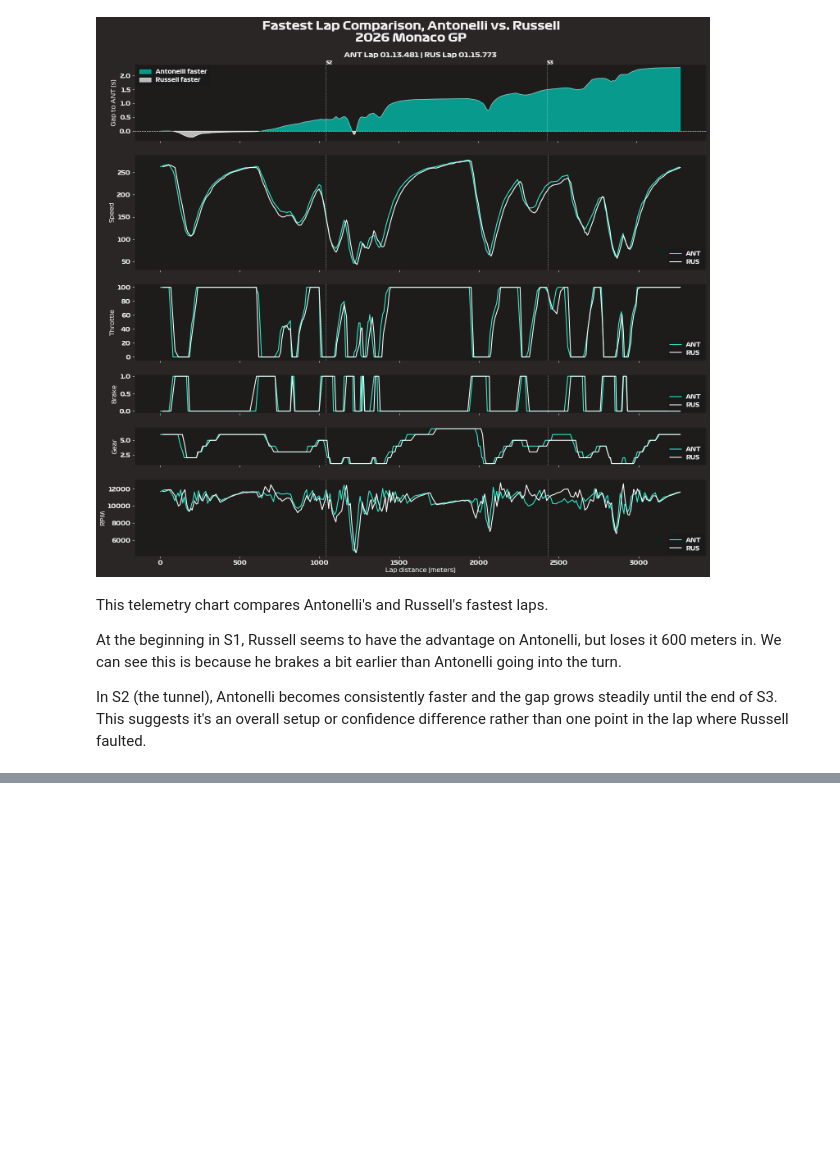
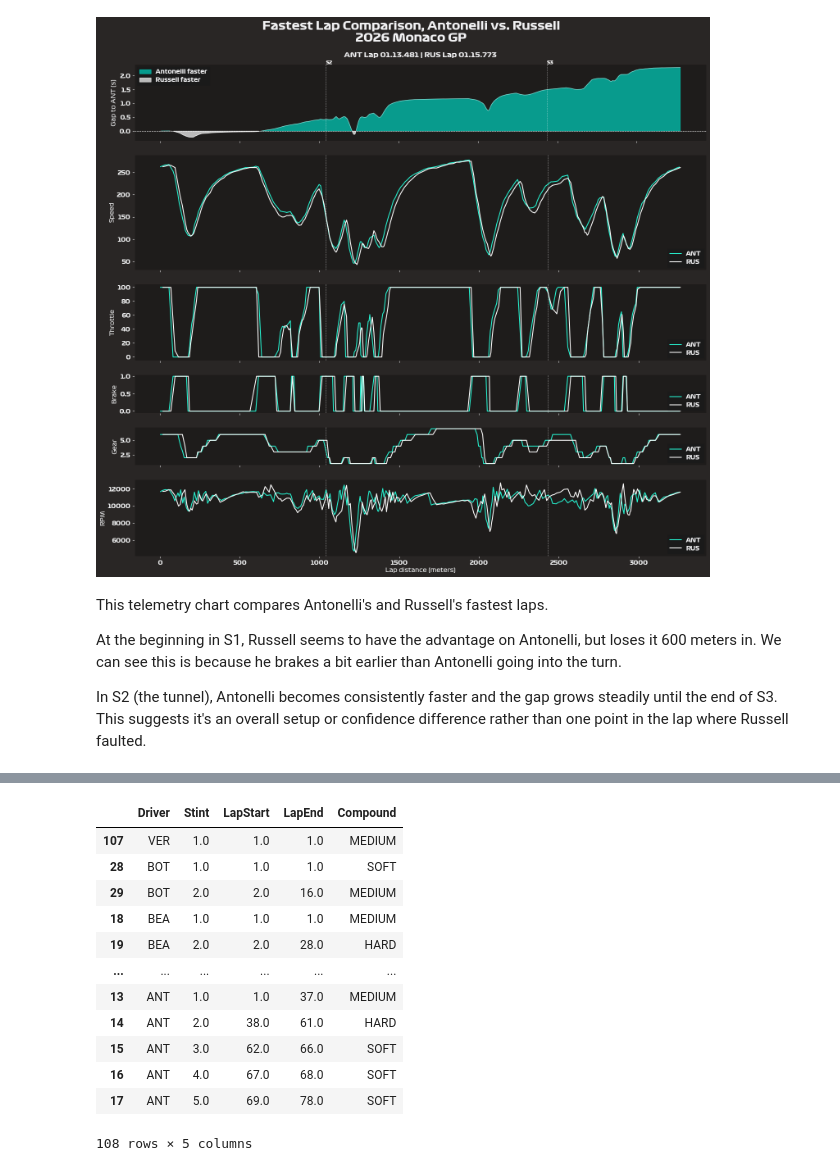
Before and after one commit to billtaing/Formula-1-Data-Science, a Jupyter notebook: monaco_gp_2026.ipynb, the cells around one changed output, grey strips where cells are left out. Cells and saved outputs as stored; diff of their text form; code cells hidden in the pictures; blank space fills up the shorter version.

```diff
--- a/monaco_gp_2026.ipynb
+++ b/monaco_gp_2026.ipynb
@@ -206,0 +224,22 @@ In S2 (the tunnel), Antonelli becomes consistently faster and the gap grows stea
+# %%
+stints = monaco_race.laps.groupby(['Driver', 'Stint']).agg({'LapNumber':['min', 'max'], 'Compound':'first'}).reset_index()
+stints.columns = ['Driver', 'Stint', 'LapStart', 'LapEnd', 'Compound']
+
+finishing_positions = monaco_race.results['Abbreviation'].reset_index(drop=True)
+stints['Driver'] = pd.Categorical(stints['Driver'], categories=reversed(finishing_positions), ordered=True)
+stints = stints.sort_values(['Driver', 'Stint'])
+stints
+# %% [output]
+|  | Driver | Stint | LapStart | LapEnd | Compound |
+| 107 | VER | 1.0 | 1.0 | 1.0 | MEDIUM |
+| 28 | BOT | 1.0 | 1.0 | 1.0 | SOFT |
+| 29 | BOT | 2.0 | 2.0 | 16.0 | MEDIUM |
+| 18 | BEA | 1.0 | 1.0 | 1.0 | MEDIUM |
+| 19 | BEA | 2.0 | 2.0 | 28.0 | HARD |
+| ... | ... | ... | ... | ... | ... |
+| 13 | ANT | 1.0 | 1.0 | 37.0 | MEDIUM |
+| 14 | ANT | 2.0 | 38.0 | 61.0 | HARD |
+| 15 | ANT | 3.0 | 62.0 | 66.0 | SOFT |
+| 16 | ANT | 4.0 | 67.0 | 68.0 | SOFT |
+| 17 | ANT | 5.0 | 69.0 | 78.0 | SOFT |
+108 rows × 5 columns
```
Also changed, not shown: parts of 4 cells of this notebook, 1 other file.
